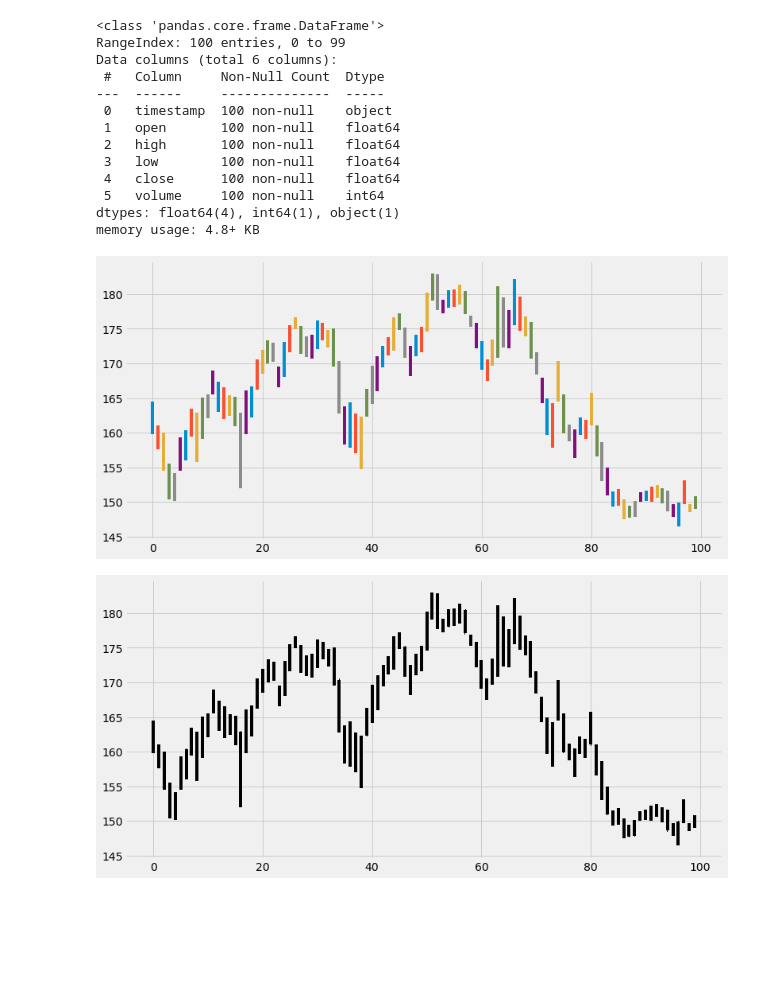
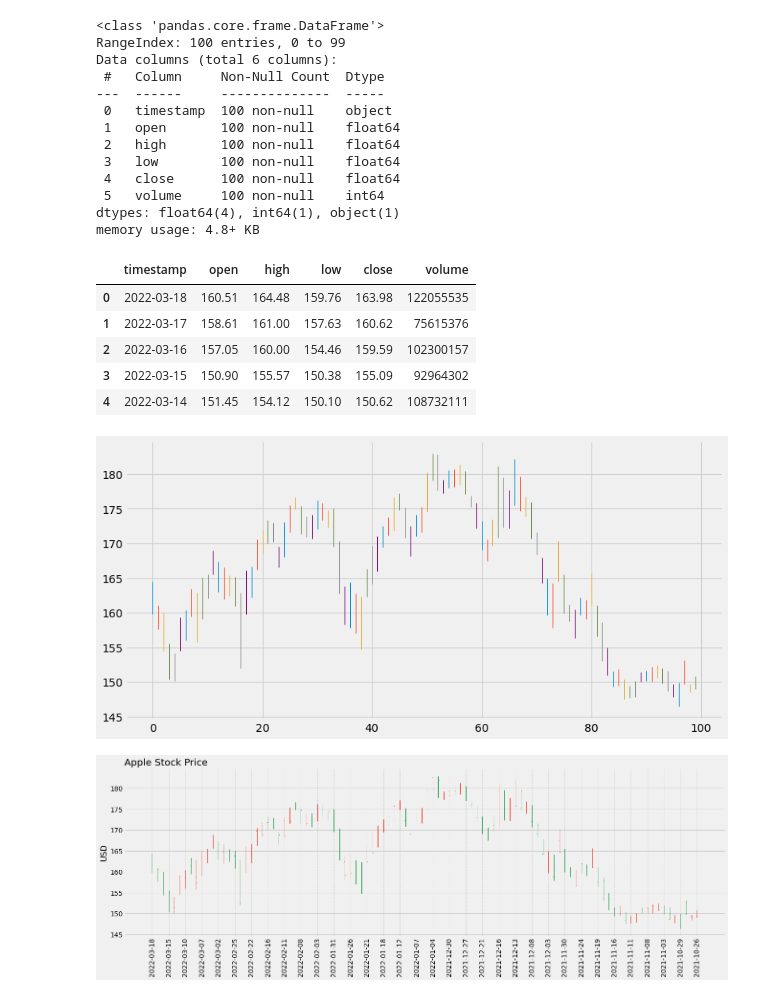
Before and after one commit to BitcoinInvestAnalysis/Capstone, a Jupyter notebook: playground.ipynb, the cells around one changed output. Cells and saved outputs as stored; diff of their text form; code cells hidden in the pictures; blank space fills up the shorter version.

Commit message:
Added Ohlc plot function

```diff
--- a/playground.ipynb
+++ b/playground.ipynb
@@ -93,33 +93,53 @@ memory usage: 4.8+ KB
 # %%
 # convert date column from string to date
 df_apple.timestamp = pd.to_datetime(df_apple.timestamp)
-# filter records after 2017
-df_apple = df_apple[df_apple.timestamp.dt.year > 2017]
-df_apple.reset_index(inplace=True)
+# %%
+df_apple.head()
+# %% [output]
+|  | timestamp | open | high | low | close | volume |
+| 0 | 2022-03-18 | 160.51 | 164.48 | 159.76 | 163.98 | 122055535 |
+| 1 | 2022-03-17 | 158.61 | 161.00 | 157.63 | 160.62 | 75615376 |
+| 2 | 2022-03-16 | 157.05 | 160.00 | 154.46 | 159.59 | 102300157 |
+| 3 | 2022-03-15 | 150.90 | 155.57 | 150.38 | 155.09 | 92964302 |
+| 4 | 2022-03-14 | 151.45 | 154.12 | 150.10 | 150.62 | 108732111 |
 # %%
 x = np.arange(0,len(df_apple))
 fig, ax = plt.subplots(1, figsize=(12,6))
 for idx, val in df_apple.iterrows():
-    plt.plot([x[idx], x[idx]], [val['low'], val['high']])
+    plt.plot([x[idx], x[idx]], [val['low'], val['high']], lw=1)
 plt.show()
 # %% [output]
-[figure, old version]
+[figure, new version]
 # %%
-x = np.arange(0,len(df_apple))
-fig, ax = plt.subplots(1, figsize=(12,6))
+x = np.arange(0, len(df_apple))
+fig, ax = plt.subplots(1, figsize=(20, 6))
+
 for idx, val in df_apple.iterrows():
+    color = "#2CA453"
+    if val["open"] > val["close"]:
+        color = "#F04730"
     # high/low lines
-    plt.plot([x[idx], x[idx]],
-             [val['low'], val['high']],
-             color='black')
+    plt.plot([x[idx], x[idx]], [val["low"], val["high"]], color=color, lw=1)
     # open marker
-    plt.plot([x[idx], x[idx]-0.1],
-             [val['open'], val['open']],
-             color='black')
+    plt.plot([x[idx], x[idx] - 0.1], [val["open"], val["open"]], color=color, lw=1)
     # close marker
-    plt.plot([x[idx], x[idx]+0.1],
-             [val['close'], val['close']],
-             color='black')
+    plt.plot([x[idx], x[idx] + 0.1], [val["close"], val["close"]], color=color, lw=1)
+
+# ticks
+plt.xticks(x[::3], df_apple.timestamp.dt.date[::3], rotation=90)
+
+# labels
+plt.ylabel('USD')
+
+# grid
+ax.xaxis.grid(color='black', linestyle='dashed', which='both', alpha=0.1)
+
+# remove spines
+ax.spines['right'].set_visible(False)
+ax.spines['top'].set_visible(False)
+
+# title
+plt.title('Apple Stock Price', loc='left', fontsize=20)
 plt.show()
 # %% [output]
-[figure, old version]
+[figure, new version]
```
Also changed, not shown: parts of 3 cells of this notebook, 1 other file.
